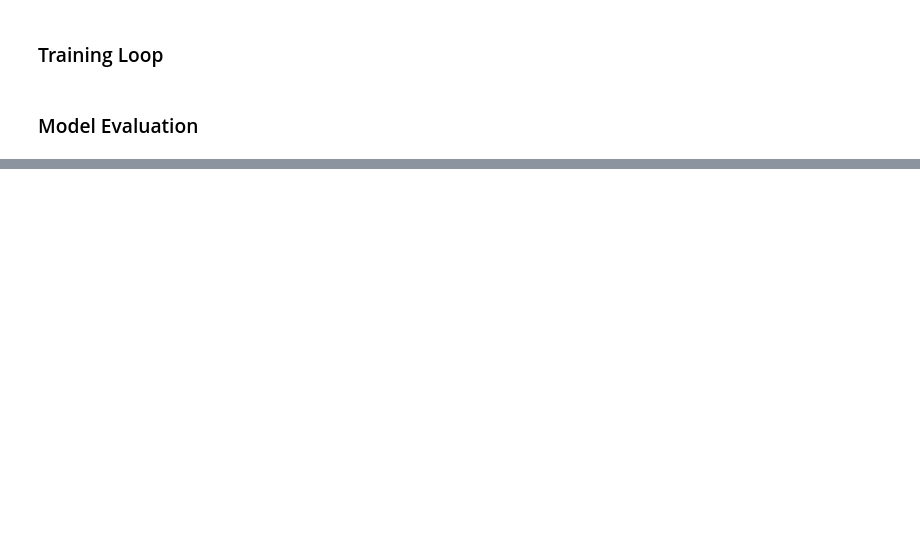
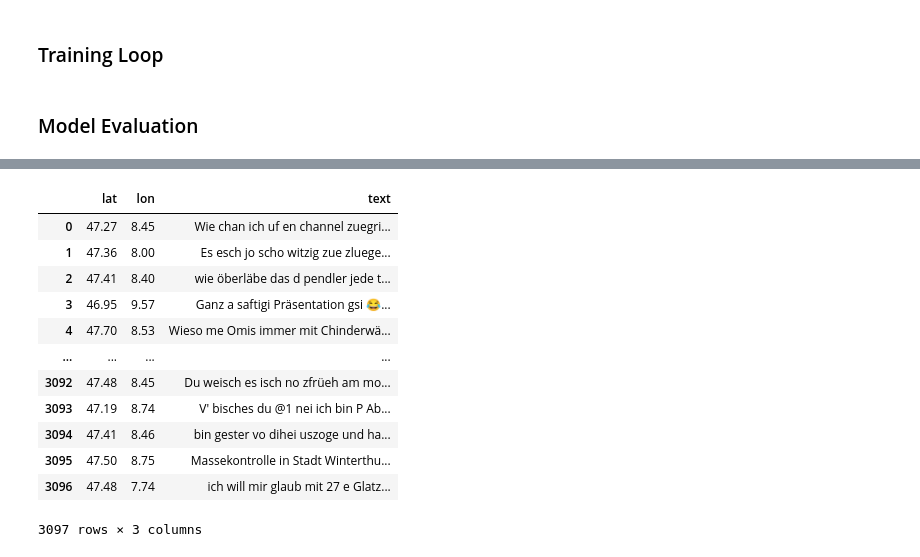
Before and after one commit to oskarhlm/TDT13, a Jupyter notebook: train.ipynb, the cells around one changed output, grey strips where cells are left out. Cells and saved outputs as stored; diff of their text form; code cells hidden in the pictures; blank space fills up the shorter version.

```diff
--- a/train.ipynb
+++ b/train.ipynb
@@ -247,0 +345,15 @@ def evaluate_geolocation_model(checkpoint_dir, checkpoint_file, train_data, test
+# %%
+config_name = '20231107-230346'
+
+chkp_file = f'{config_name}_best_model.pth'
+chkp_config = configs[config_name]
+
+_, test_preds = evaluate_geolocation_model_by_checkpoint(
+    chkp_dir,
+    chkp_file,
+    chkp_config,
+    model,
+    device
+)
+
+test_gold_data = pd.read_table('vardial-shared-tasks/SMG2020/ch/test_gold.txt', header=None, names=['lat', 'lon', 'text'])
@@ -247,0 +365,16 @@ def evaluate_geolocation_model(checkpoint_dir, checkpoint_file, train_data, test
+# %%
+test_gold_data
+# %% [output]
+|  | lat | lon | text |
+| 0 | 47.27 | 8.45 | Wie chan ich uf en channel zuegri... |
+| 1 | 47.36 | 8.00 | Es esch jo scho witzig zue zluege... |
+| 2 | 47.41 | 8.40 | wie öberläbe das d pendler jede t... |
+| 3 | 46.95 | 9.57 | Ganz a saftigi Präsentation gsi 😂... |
+| 4 | 47.70 | 8.53 | Wieso me Omis immer mit Chinderwä... |
+| ... | ... | ... | ... |
+| 3092 | 47.48 | 8.45 | Du weisch es isch no zfrüeh am mo... |
+| 3093 | 47.19 | 8.74 | V' bisches du @1 nei ich bin P Ab... |
+| 3094 | 47.41 | 8.46 | bin gester vo dihei uszoge und ha... |
+| 3095 | 47.50 | 8.75 | Massekontrolle in Stadt Winterthu... |
+| 3096 | 47.48 | 7.74 | ich will mir glaub mit 27 e Glatz... |
+3097 rows × 3 columns
```
Also changed, not shown: parts of 11 cells of this notebook, 4 other files.
